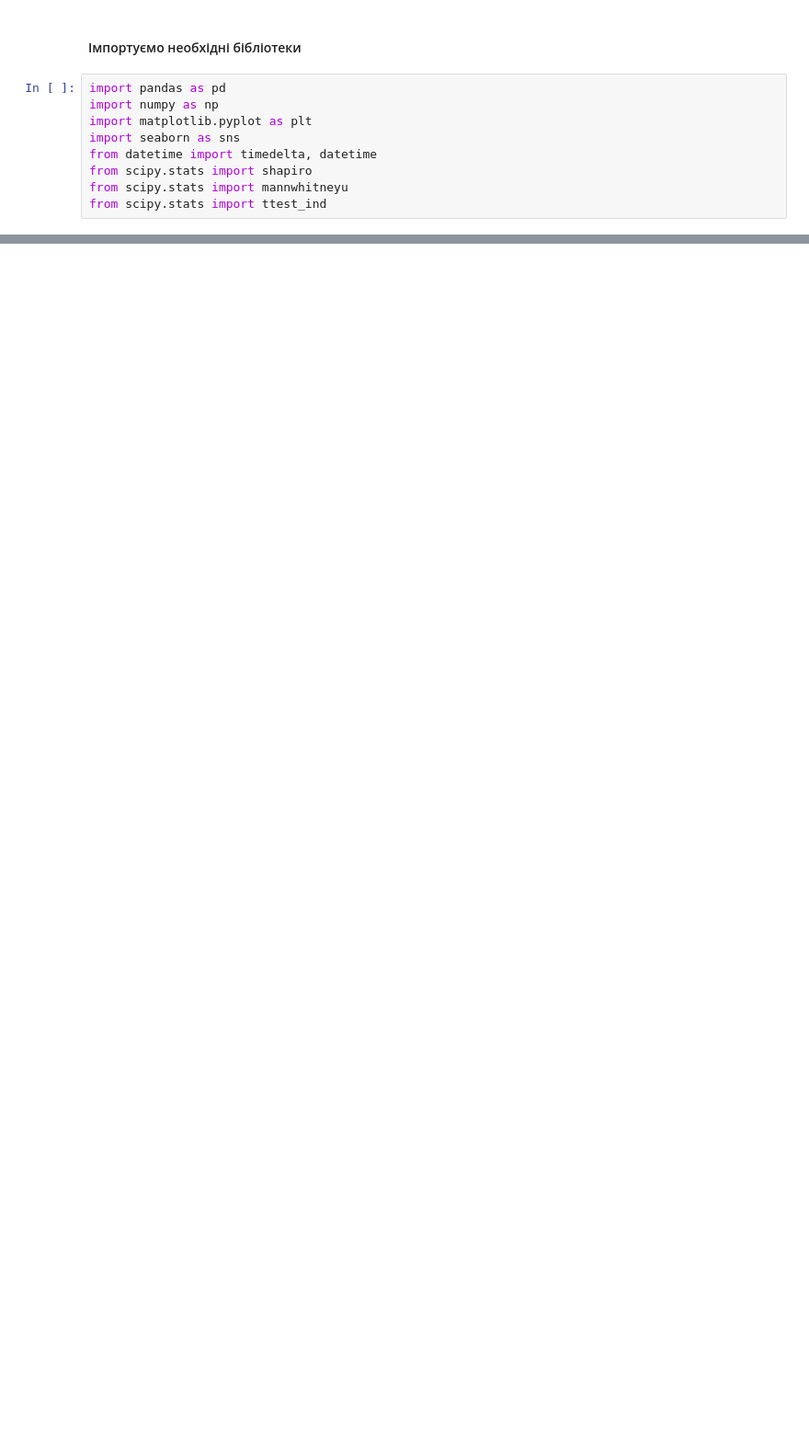
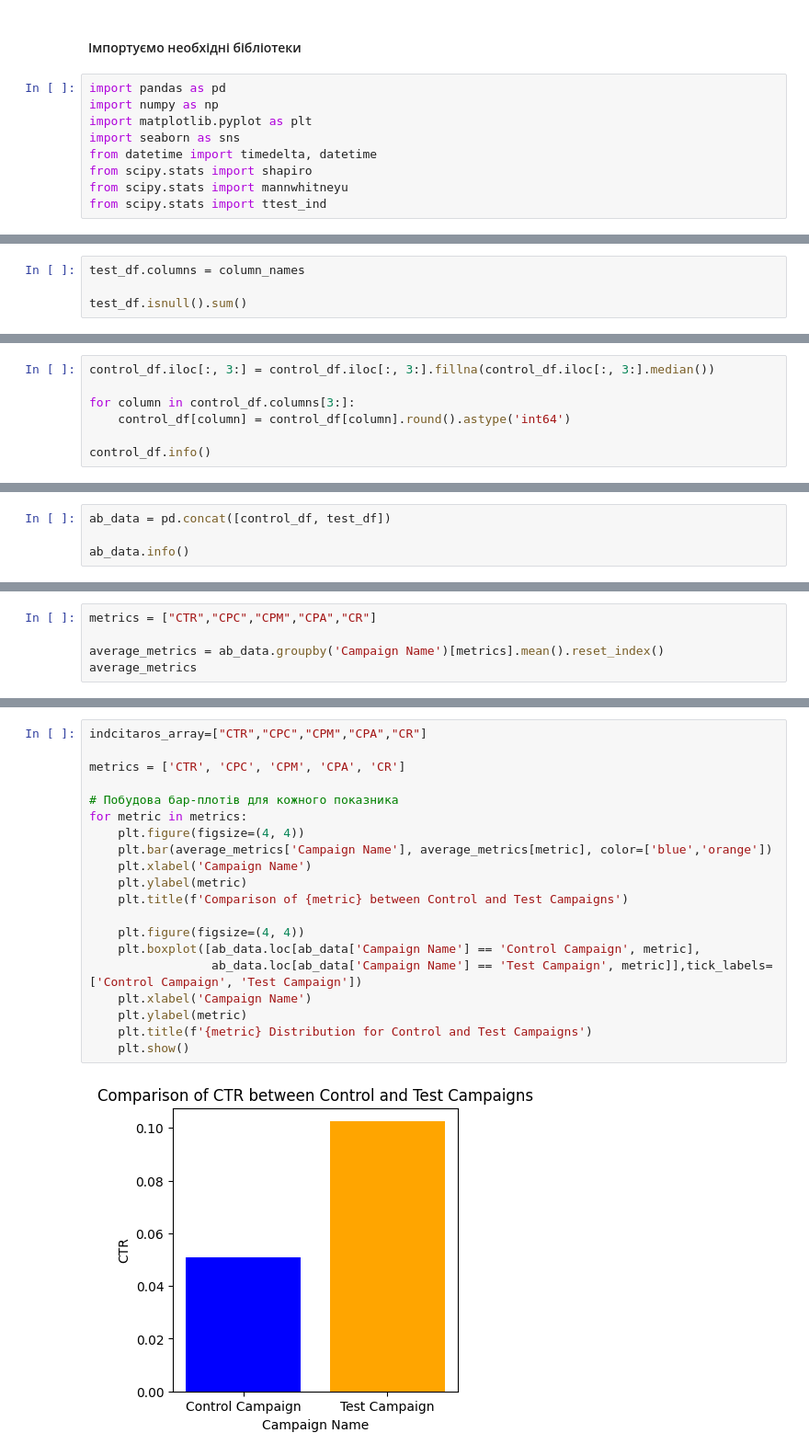
Before and after one commit to VadimHnatyuk28/data-analytics, a Jupyter notebook: AB testing/main.ipynb, the cells around one changed output, grey strips where cells are left out. Shown at 92% size. Cells and saved outputs as stored; diff of their text form; blank space fills up the shorter version.

```diff
--- a/AB testing/main.ipynb
+++ b/AB testing/main.ipynb
@@ -46,0 +65,4 @@ print(data_test_group)
+# %%
+test_df.columns = column_names
+
+test_df.isnull().sum()
@@ -46,0 +83,7 @@ print(data_test_group)
+# %%
+control_df.iloc[:, 3:] = control_df.iloc[:, 3:].fillna(control_df.iloc[:, 3:].median())
+
+for column in control_df.columns[3:]:
+    control_df[column] = control_df[column].round().astype('int64')
+
+control_df.info()
@@ -46,0 +110,4 @@ print(data_test_group)
+# %%
+ab_data = pd.concat([control_df, test_df])
+
+ab_data.info()
@@ -232,0 +150,5 @@ plt.show()
+# %%
+metrics = ["CTR","CPC","CPM","CPA","CR"]
+
+average_metrics = ab_data.groupby('Campaign Name')[metrics].mean().reset_index()
+average_metrics
@@ -232,0 +183,22 @@ plt.show()
+# %%
+indcitaros_array=["CTR","CPC","CPM","CPA","CR"]
+
+metrics = ['CTR', 'CPC', 'CPM', 'CPA', 'CR']
+
+# Побудова бар-плотів для кожного показника
+for metric in metrics:
+    plt.figure(figsize=(4, 4))
+    plt.bar(average_metrics['Campaign Name'], average_metrics[metric], color=['blue','orange'])
+    plt.xlabel('Campaign Name')
+    plt.ylabel(metric)
+    plt.title(f'Comparison of {metric} between Control and Test Campaigns')
+
+    plt.figure(figsize=(4, 4))
+    plt.boxplot([ab_data.loc[ab_data['Campaign Name'] == 'Control Campaign', metric],
+                 ab_data.loc[ab_data['Campaign Name'] == 'Test Campaign', metric]],tick_labels=['Control Campaign', 'Test Campaign'])
+    plt.xlabel('Campaign Name')
+    plt.ylabel(metric)
+    plt.title(f'{metric} Distribution for Control and Test Campaigns')
+    plt.show()
+# %% [output]
+[figure, added]
```
Also changed, not shown: parts of 29 cells of this notebook, 9 other files.
